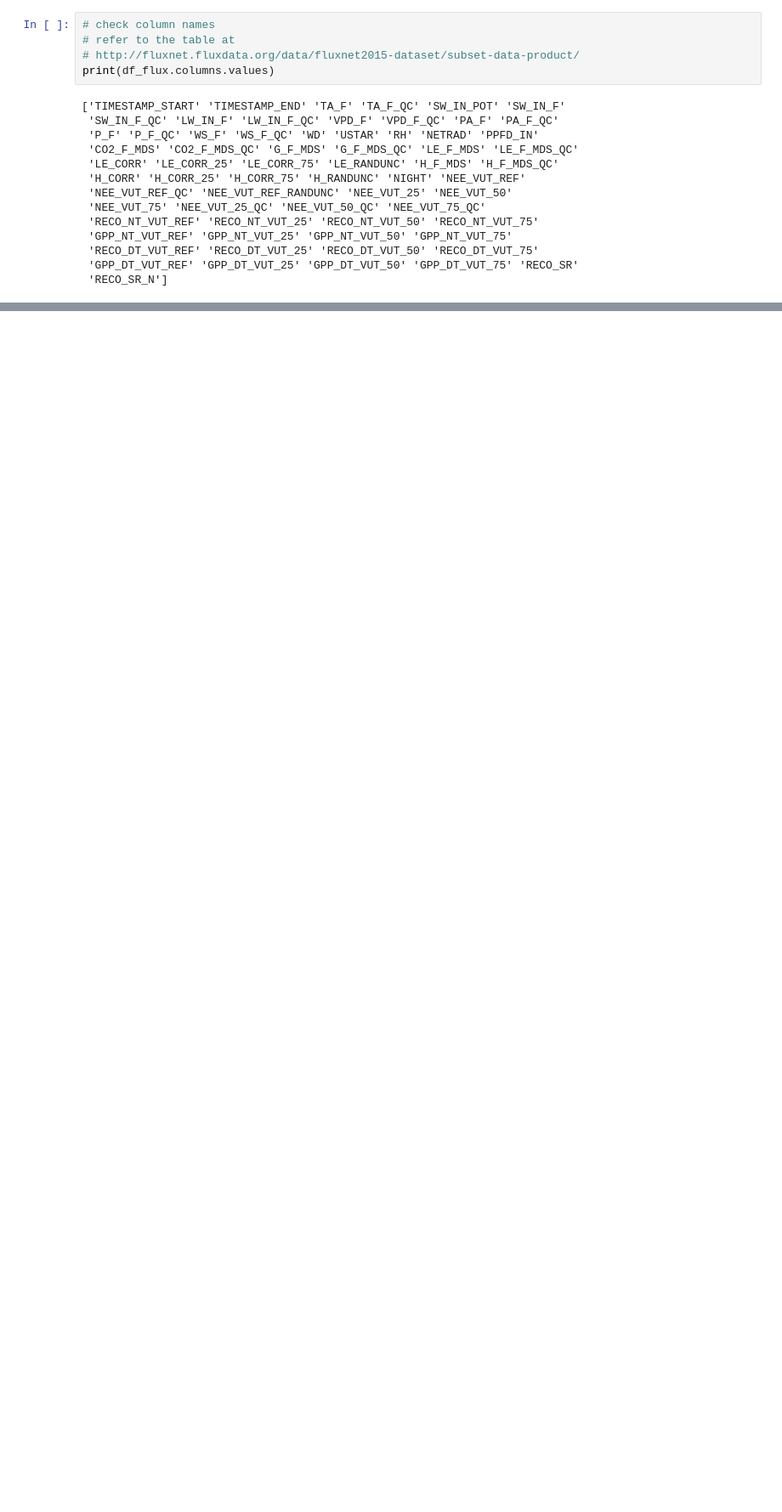
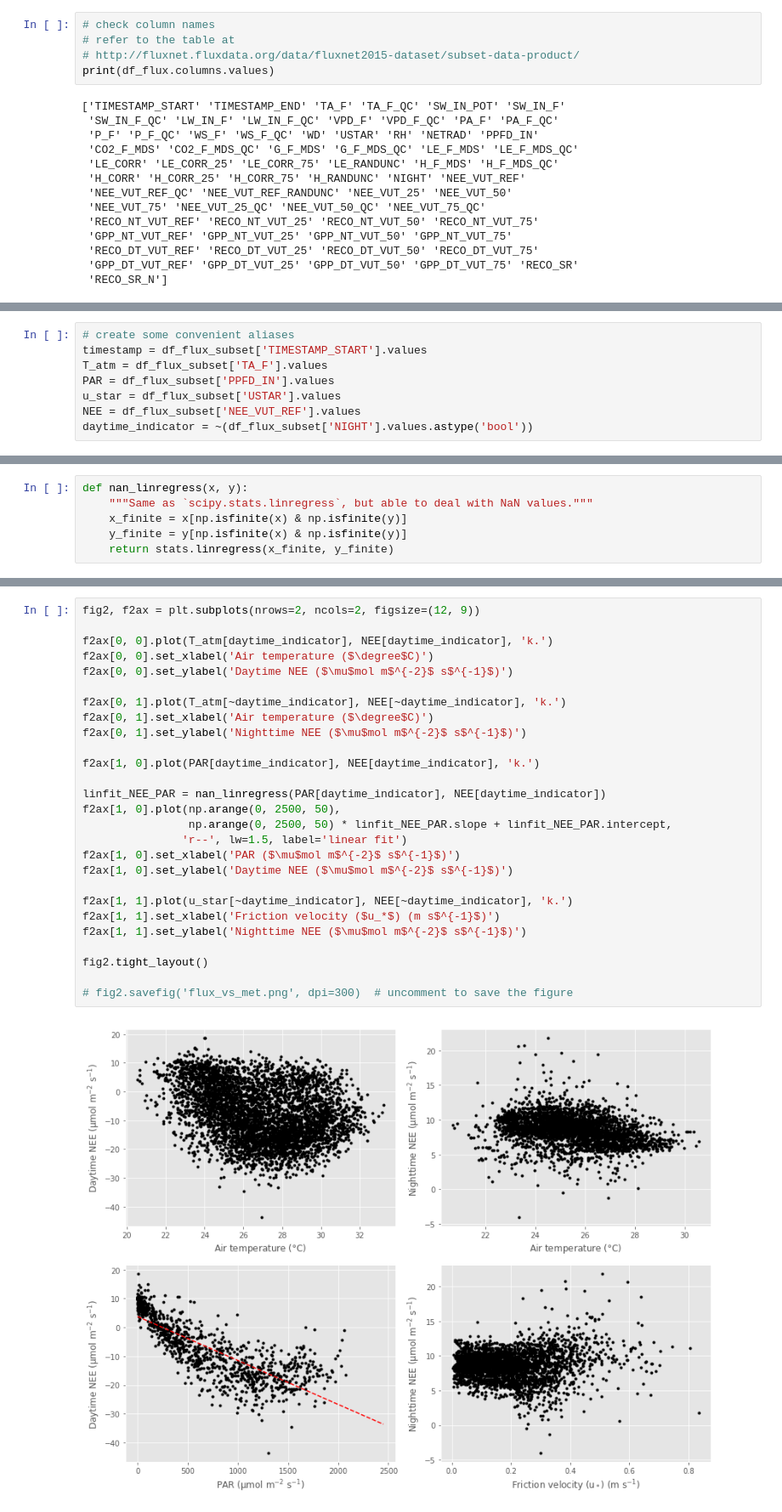
Before and after one commit to geoalchimista/aos155_scripts, a Jupyter notebook: plot_fluxdata.ipynb, the cells around one changed output, grey strips where cells are left out. Shown at 85% size. Drawn from its saved outputs; the diff is of its cells as text; blank space fills up the shorter version.

```diff
--- a/plot_fluxdata.ipynb
+++ b/plot_fluxdata.ipynb
@@ -134,0 +160,8 @@ fig.savefig('fluxdata_timeseries.png', dpi=300)
+# %%
+# create some convenient aliases
+timestamp = df_flux_subset['TIMESTAMP_START'].values
+T_atm = df_flux_subset['TA_F'].values
+PAR = df_flux_subset['PPFD_IN'].values
+u_star = df_flux_subset['USTAR'].values
+NEE = df_flux_subset['NEE_VUT_REF'].values
+daytime_indicator = ~(df_flux_subset['NIGHT'].values.astype('bool'))
@@ -134,0 +176,6 @@ fig.savefig('fluxdata_timeseries.png', dpi=300)
+# %%
+def nan_linregress(x, y):
+    """Same as `scipy.stats.linregress`, but able to deal with NaN values."""
+    x_finite = x[np.isfinite(x) & np.isfinite(y)]
+    y_finite = y[np.isfinite(x) & np.isfinite(y)]
+    return stats.linregress(x_finite, y_finite)
@@ -134,0 +191,29 @@ fig.savefig('fluxdata_timeseries.png', dpi=300)
+# %%
+fig2, f2ax = plt.subplots(nrows=2, ncols=2, figsize=(12, 9))
+
+f2ax[0, 0].plot(T_atm[daytime_indicator], NEE[daytime_indicator], 'k.')
+f2ax[0, 0].set_xlabel('Air temperature ($\degree$C)')
+f2ax[0, 0].set_ylabel('Daytime NEE ($\mu$mol m$^{-2}$ s$^{-1}$)')
+
+f2ax[0, 1].plot(T_atm[~daytime_indicator], NEE[~daytime_indicator], 'k.')
+f2ax[0, 1].set_xlabel('Air temperature ($\degree$C)')
+f2ax[0, 1].set_ylabel('Nighttime NEE ($\mu$mol m$^{-2}$ s$^{-1}$)')
+
+f2ax[1, 0].plot(PAR[daytime_indicator], NEE[daytime_indicator], 'k.')
+
+linfit_NEE_PAR = nan_linregress(PAR[daytime_indicator], NEE[daytime_indicator])
+f2ax[1, 0].plot(np.arange(0, 2500, 50),
+                np.arange(0, 2500, 50) * linfit_NEE_PAR.slope + linfit_NEE_PAR.intercept,
+               'r--', lw=1.5, label='linear fit')
+f2ax[1, 0].set_xlabel('PAR ($\mu$mol m$^{-2}$ s$^{-1}$)')
+f2ax[1, 0].set_ylabel('Daytime NEE ($\mu$mol m$^{-2}$ s$^{-1}$)')
+
+f2ax[1, 1].plot(u_star[~daytime_indicator], NEE[~daytime_indicator], 'k.')
+f2ax[1, 1].set_xlabel('Friction velocity ($u_*$) (m s$^{-1}$)')
+f2ax[1, 1].set_ylabel('Nighttime NEE ($\mu$mol m$^{-2}$ s$^{-1}$)')
+
+fig2.tight_layout()
+
+# fig2.savefig('flux_vs_met.png', dpi=300)  # uncomment to save the figure
+# %% [output]
+[figure, added]
```
Also changed, not shown: parts of 19 cells of this notebook, 1 other file.
